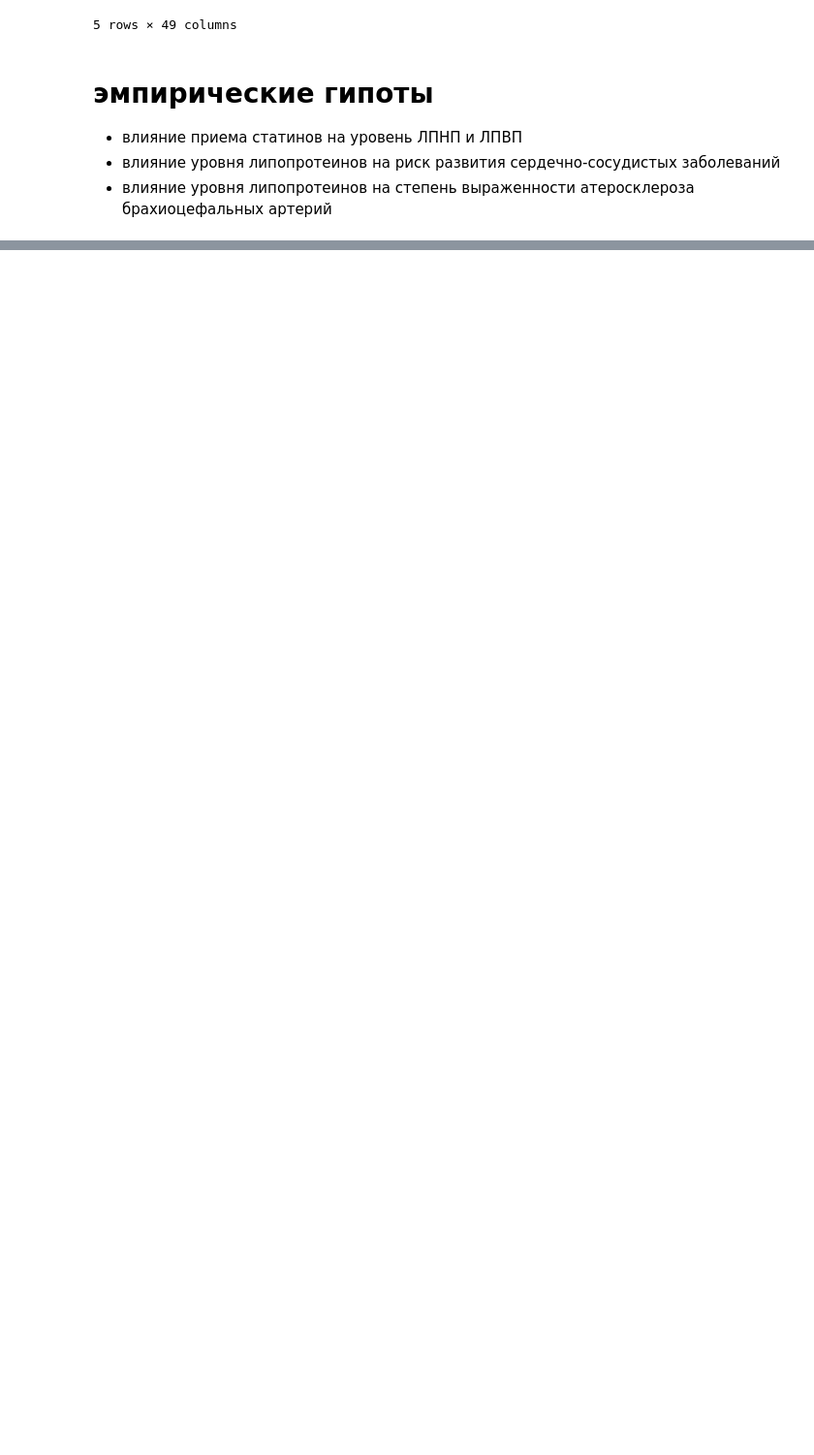
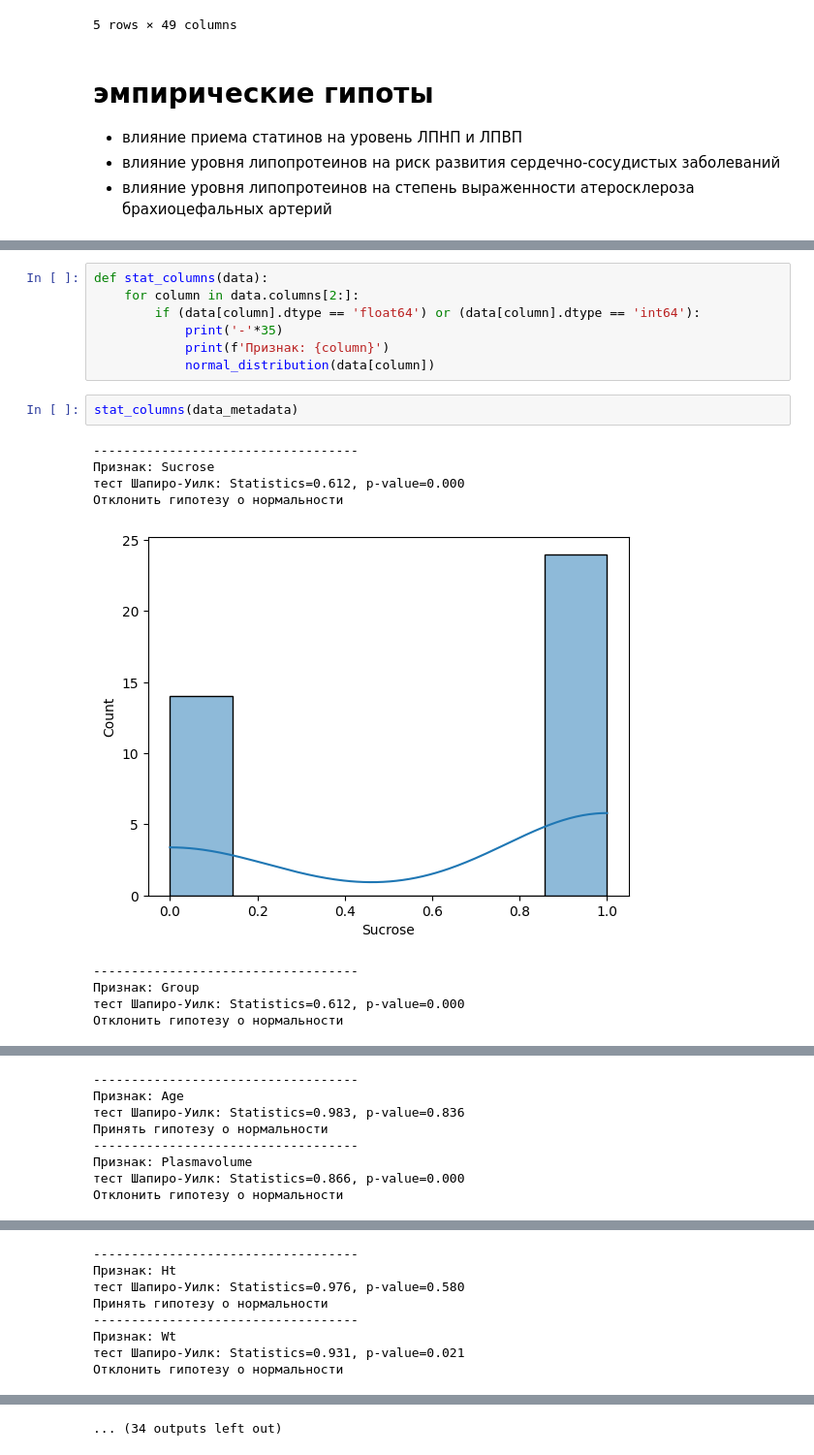
Before and after one commit to Alexandertsvet/biostat, a Jupyter notebook: applied_statistics/research_planning.ipynb, the cells around one changed output, grey strips where cells are left out. Shown: that part at 97% size. Drawn from its saved outputs; the diff is of its cells as text; blank space fills up the shorter version.

```diff
--- a/applied_statistics/research_planning.ipynb
+++ b/applied_statistics/research_planning.ipynb
@@ -164,0 +211,19 @@ data_metadata.head()
+# %%
+def stat_columns(data):
+    for column in data.columns[2:]:
+        if (data[column].dtype == 'float64') or (data[column].dtype == 'int64'):
+            print('-'*35)
+            print(f'Признак: {column}')
+            normal_distribution(data[column])
+# %%
+stat_columns(data_metadata)
+# %% [output]
+-----------------------------------
+Признак: Sucrose
+тест Шапиро-Уилк: Statistics=0.612, p-value=0.000
+Отклонить гипотезу о нормальности
+[figure, added]
+-----------------------------------
+Признак: Group
+тест Шапиро-Уилк: Statistics=0.612, p-value=0.000
+Отклонить гипотезу о нормальности
@@ -164,0 +231,8 @@ data_metadata.head()
+-----------------------------------
+Признак: Age
+тест Шапиро-Уилк: Statistics=0.983, p-value=0.836
+Принять гипотезу о нормальности
+-----------------------------------
+Признак: Plasmavolume
+тест Шапиро-Уилк: Statistics=0.866, p-value=0.000
+Отклонить гипотезу о нормальности
@@ -164,0 +240,8 @@ data_metadata.head()
+-----------------------------------
+Признак: Ht
+тест Шапиро-Уилк: Statistics=0.976, p-value=0.580
+Принять гипотезу о нормальности
+-----------------------------------
+Признак: Wt
+тест Шапиро-Уилк: Statistics=0.931, p-value=0.021
+Отклонить гипотезу о нормальности
@@ -164,0 +259 @@ data_metadata.head()
+... (34 outputs left out)
```
Also changed, not shown: parts of 10 cells of this notebook.
